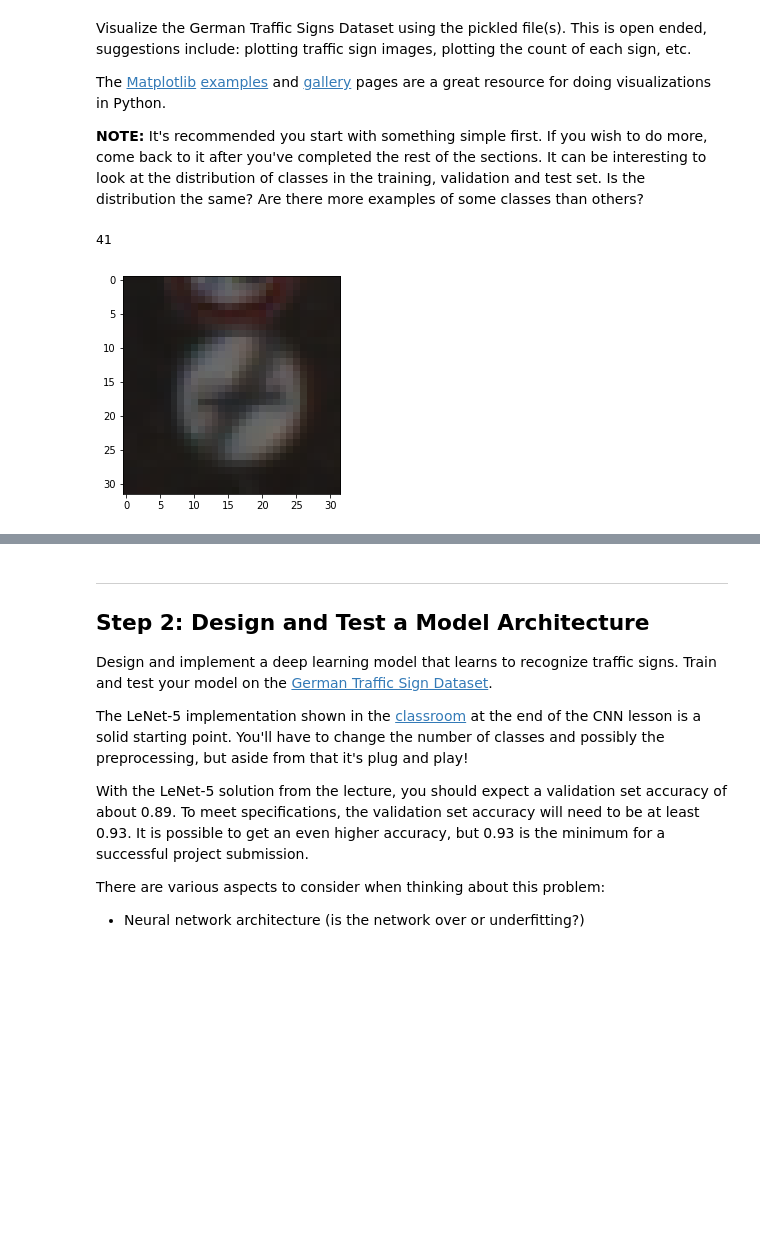
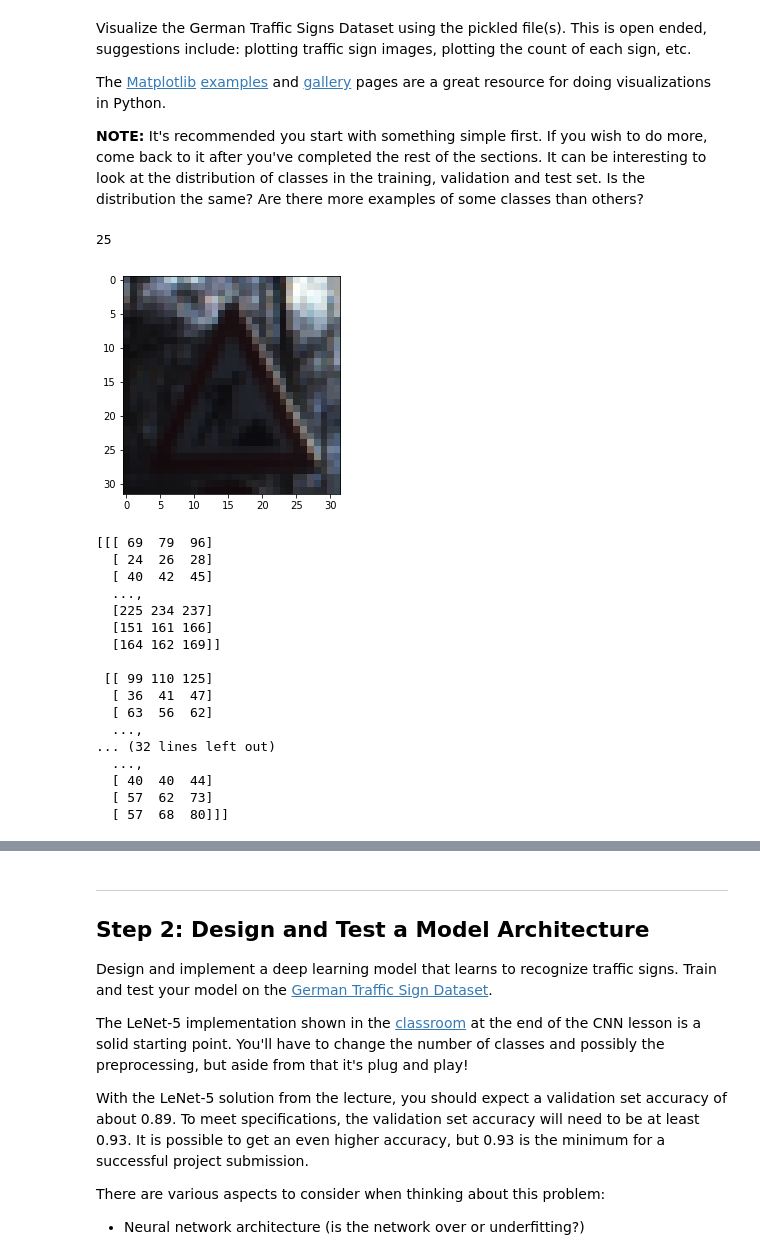
Before and after one commit to adriantorrie/udacity_sdcnd_project_2_traffic_sign_classifier, a Jupyter notebook: Traffic_Sign_Classifier.ipynb, the cells around one changed output, grey strips where cells are left out. Cells and saved outputs as stored; diff of their text form; code cells hidden in the pictures; blank space fills up the shorter version.

```diff
--- a/Traffic_Sign_Classifier.ipynb
+++ b/Traffic_Sign_Classifier.ipynb
@@ -106,16 +122,38 @@ Visualize the German Traffic Signs Dataset using the pickled file(s). This is op
 The [Matplotlib](http://matplotlib.org/) [examples](http://matplotlib.org/examples/index.html) and [gallery](http://matplotlib.org/gallery.html) pages are a great resource for doing visualizations in Python.
 
 **NOTE:** It's recommended you start with something simple first. If you wish to do more, come back to it after you've completed the rest of the sections. It can be interesting to look at the distribution of classes in the training, validation and test set. Is the distribution the same? Are there more examples of some classes than others?
-# %%
-### Data exploration visualization code goes here.
-### Feel free to use as many code cells as needed.
-import matplotlib.pyplot as plt
-# Visualizations will be shown in the notebook.
-%matplotlib inline
-
-print(y_train[0])
-plt.imshow(X_train[0])
-plt.show()
-# %% [output]
-41
-[figure, removed]
+# %%
+EXAMPLE_IMG_INDEX = 34798
+
+def print_example(X, y, img_num = None):
+    if img_num == None:
+        img_num = EXAMPLE_IMG_INDEX
+
+    print(y[img_num])
+
+    plt.imshow(X[img_num])
+    plt.show()
+
+    print(X[img_num])
+
+print_example(X_train, y_train)
+# %% [output]
+25
+[figure, added]
+[[[ 69  79  96]
+  [ 24  26  28]
+  [ 40  42  45]
+  ...,
+  [225 234 237]
+  [151 161 166]
+  [164 162 169]]
+
+ [[ 99 110 125]
+  [ 36  41  47]
+  [ 63  56  62]
+  ...,
+... (32 lines left out)
+  ...,
+  [ 40  40  44]
+  [ 57  62  73]
+  [ 57  68  80]]]
```
Also changed, not shown: parts of 52 cells of this notebook, 4 other files.
